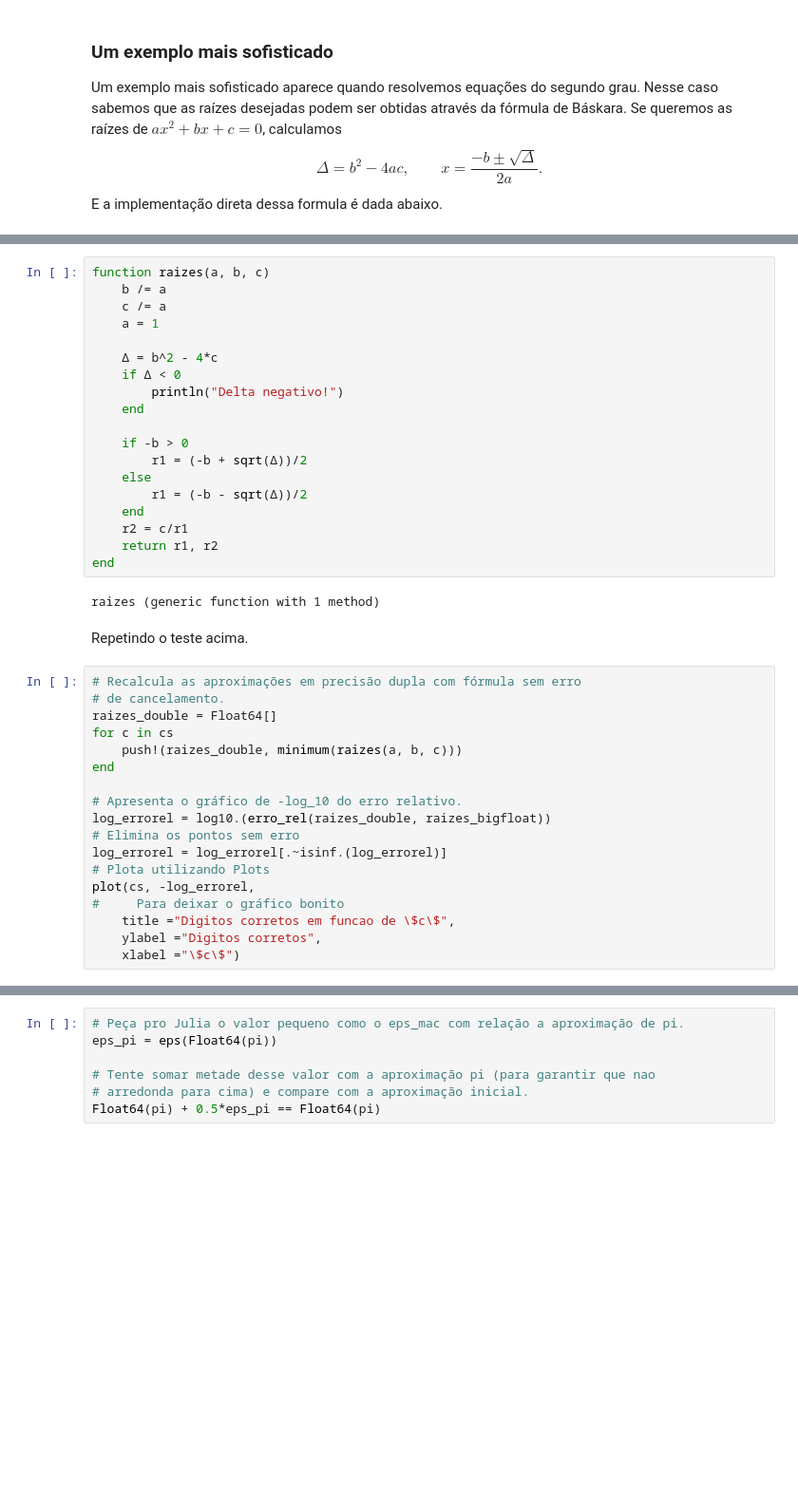
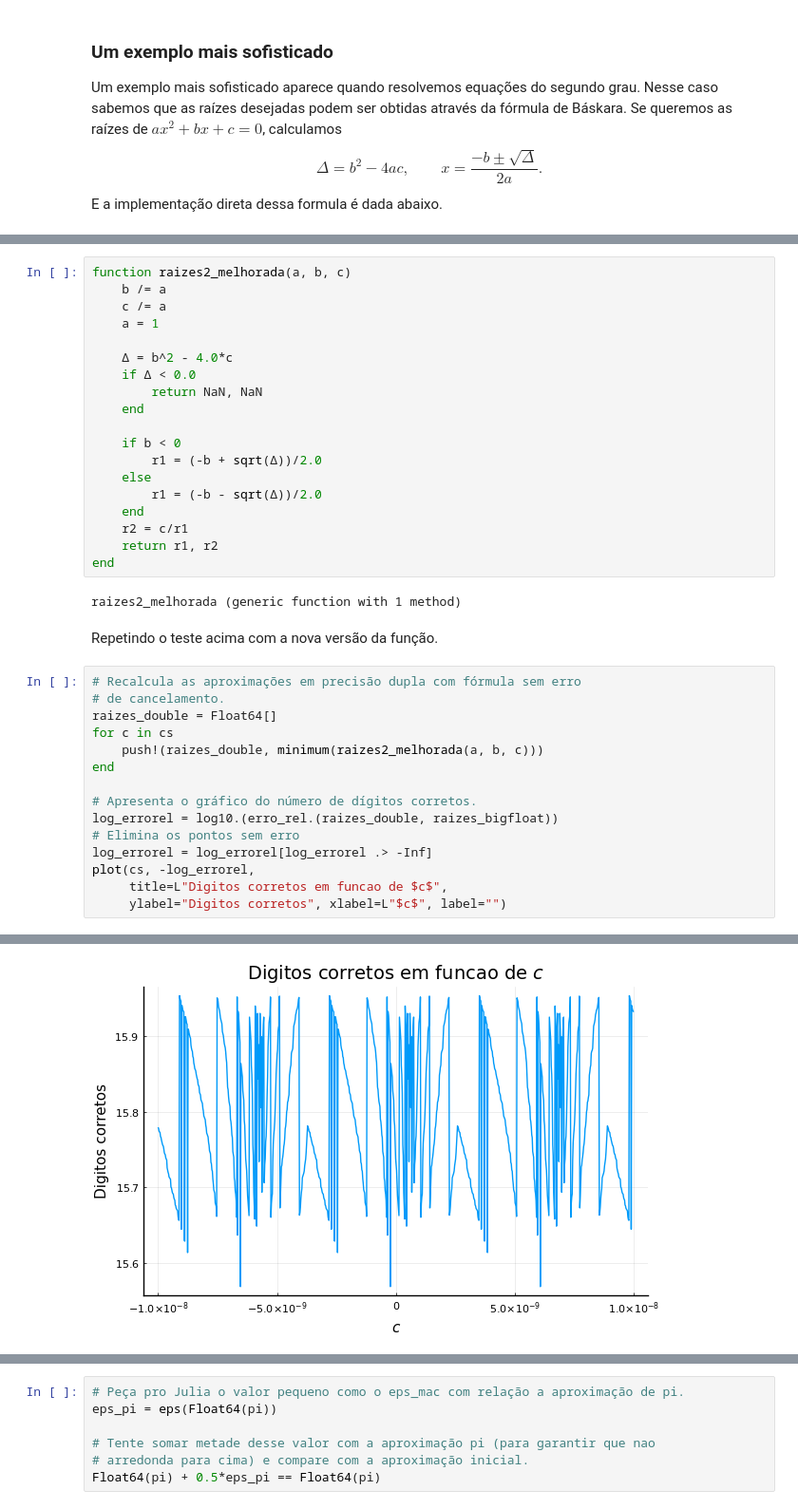
Before and after one commit to pjssilva/ms211, a Jupyter notebook: Computacao_com_Precisao_Finita.ipynb, the cells around one changed output, grey strips where cells are left out. Shown: that part at 95% size. Saved outputs shown, nothing was run; the diff lists cells and outputs as text; blank space fills up the shorter version.

```diff
--- a/Computacao_com_Precisao_Finita.ipynb
+++ b/Computacao_com_Precisao_Finita.ipynb
@@ -336,44 +345,41 @@ que não envolve nenhuma soma ou subtração, logo não há erro de cancelamento
 
 Vamos usar esse fato em uma versão alternativa para o cálculo de raízes.
 # %%
-function raizes(a, b, c)
+function raizes2_melhorada(a, b, c)
     b /= a
     c /= a
     a = 1
 
-    Δ = b^2 - 4*c
-    if Δ < 0
-        println("Delta negativo!")
+    Δ = b^2 - 4.0*c
+    if Δ < 0.0
+        return NaN, NaN
     end
 
-    if -b > 0
-        r1 = (-b + sqrt(Δ))/2
+    if b < 0
+        r1 = (-b + sqrt(Δ))/2.0
     else
-        r1 = (-b - sqrt(Δ))/2
+        r1 = (-b - sqrt(Δ))/2.0
     end
     r2 = c/r1
     return r1, r2
 end
 # %% [output]
-raizes (generic function with 1 method)
+raizes2_melhorada (generic function with 1 method)
 # %% [markdown]
-Repetindo o teste acima.
+Repetindo o teste acima com a nova versão da função.
 # %%
 # Recalcula as aproximações em precisão dupla com fórmula sem erro
 # de cancelamento.
 raizes_double = Float64[]
 for c in cs
-    push!(raizes_double, minimum(raizes(a, b, c)))
+    push!(raizes_double, minimum(raizes2_melhorada(a, b, c)))
 end
 
-# Apresenta o gráfico de -log_10 do erro relativo.
-log_errorel = log10.(erro_rel(raizes_double, raizes_bigfloat))
+# Apresenta o gráfico do número de dígitos corretos.
+log_errorel = log10.(erro_rel.(raizes_double, raizes_bigfloat))
 # Elimina os pontos sem erro
-log_errorel = log_errorel[.~isinf.(log_errorel)]
-# Plota utilizando Plots
+log_errorel = log_errorel[log_errorel .> -Inf]
 plot(cs, -log_errorel,
-#     Para deixar o gráfico bonito
-    title ="Digitos corretos em funcao de \$c\$",
-    ylabel ="Digitos corretos",
-    xlabel ="\$c\$")
+     title=L"Digitos corretos em funcao de $c$",
+     ylabel="Digitos corretos", xlabel=L"$c$", label="")
 # %% [output]
@@ -381,3 +386,4 @@ plot(cs, -log_errorel,
+[figure, added]
 # %% [markdown]
 Note como a precisão se mantém constante, entre 15 e 16 casas decimais, que é tudo o que pode se esperar de cálculos em precisão dupla. O problema, pelo menos nesse caso foi completamente sanado.
 
```
Also changed, not shown: parts of 15 cells of this notebook, 1 other file.
